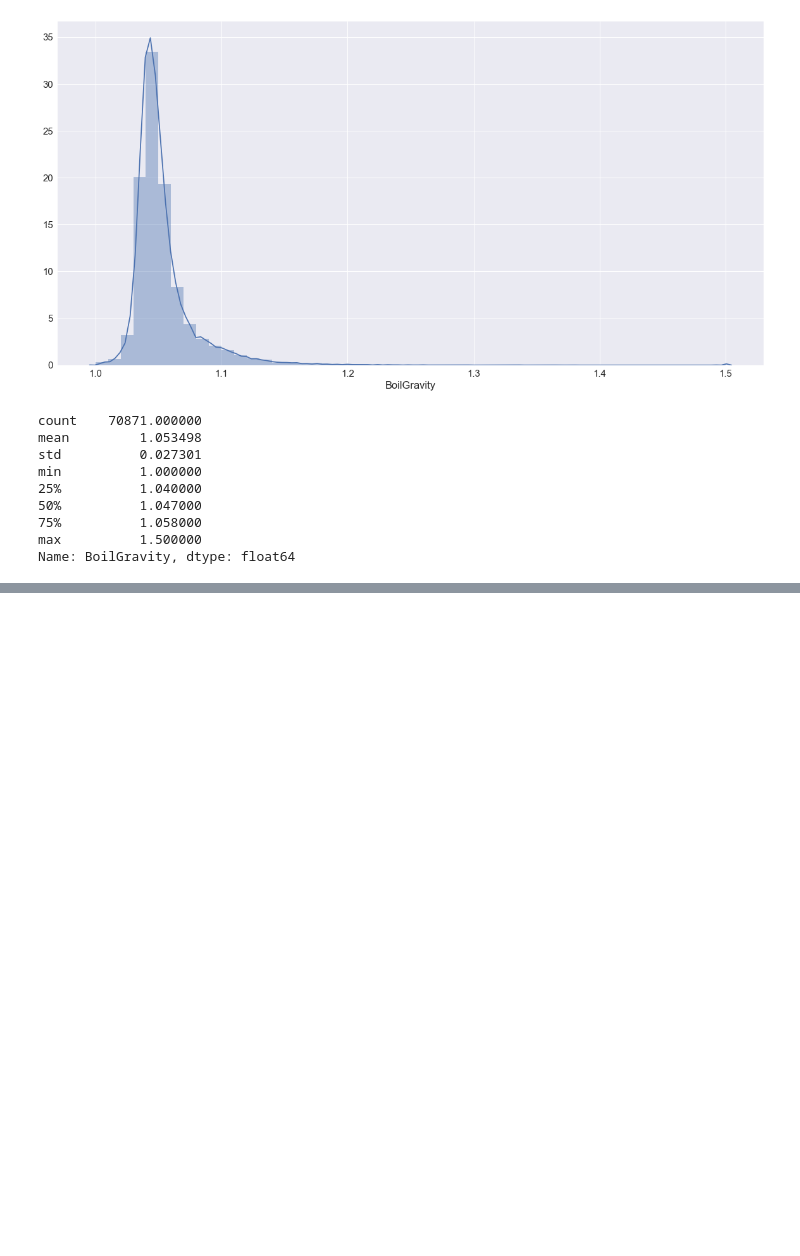
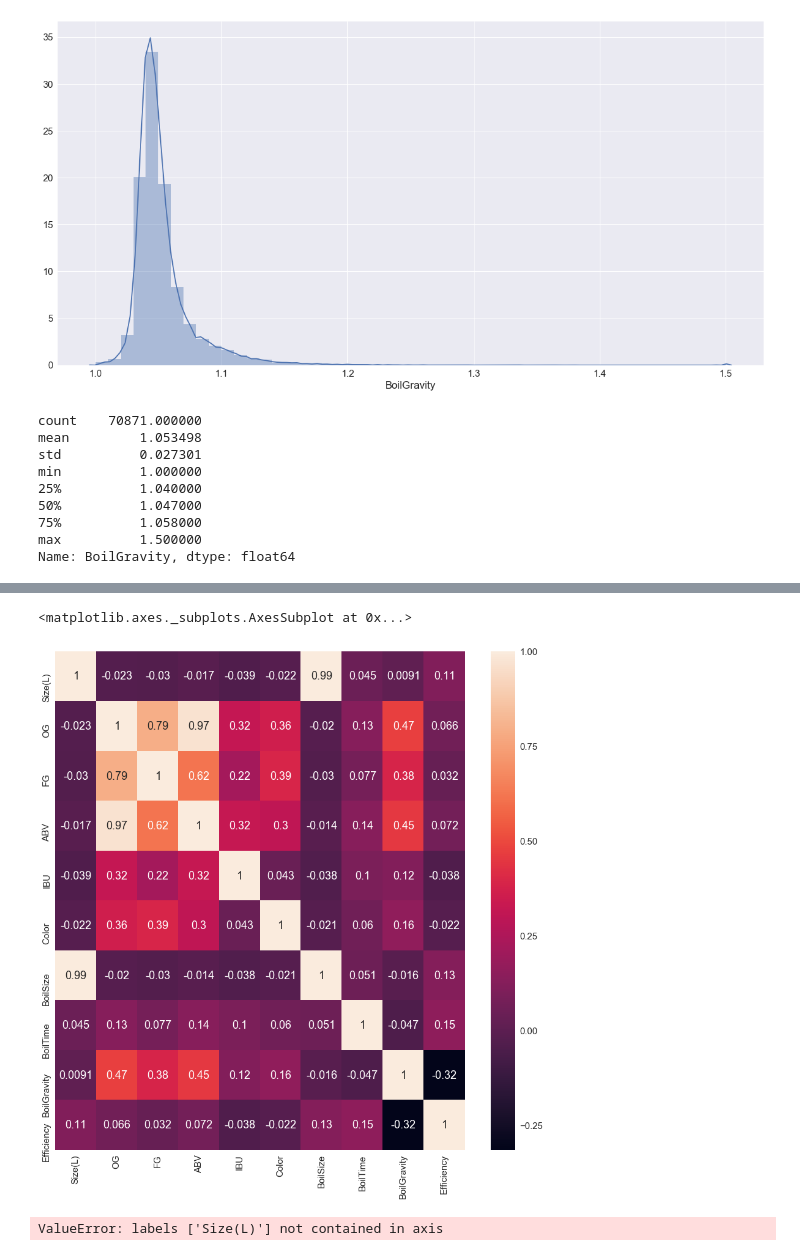
Before and after one commit to JeongChanwoo/DSC2018, a Jupyter notebook: online_test/Beer.ipynb, the cells around one changed output, grey strips where cells are left out. Drawn from its saved outputs; the diff is of its cells as text; code cells hidden in the pictures; blank space fills up the shorter version.

```diff
--- a/online_test/Beer.ipynb
+++ b/online_test/Beer.ipynb
@@ -427,0 +458,7 @@ df_recipe_top_15.head()
+# %%
+df_recipe_corr = df_recipe_numeric.corr()
+plt.figure(figsize=(15,15))
+sns.heatmap(df_recipe_corr, annot=True)
+# %% [output]
+<matplotlib.axes._subplots.AxesSubplot at 0x...>
+[figure, added]
@@ -427,0 +483,5 @@ df_recipe_top_15.head()
+# %%
+df_recipe_top_15_cleaned= df_recipe_top_15_cleaned.drop('Size(L)',axis=1)
+df_recipe_numeric = df_recipe_numeric.drop('Size(L)',axis=1)
+# %% [output]
+ValueError: labels ['Size(L)'] not contained in axis
```
Also changed, not shown: parts of 52 cells of this notebook, 6 other files.
